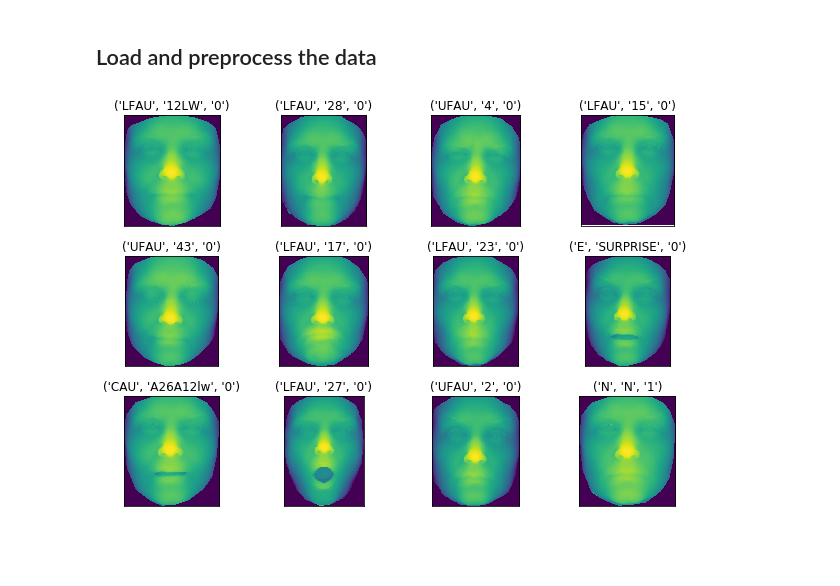
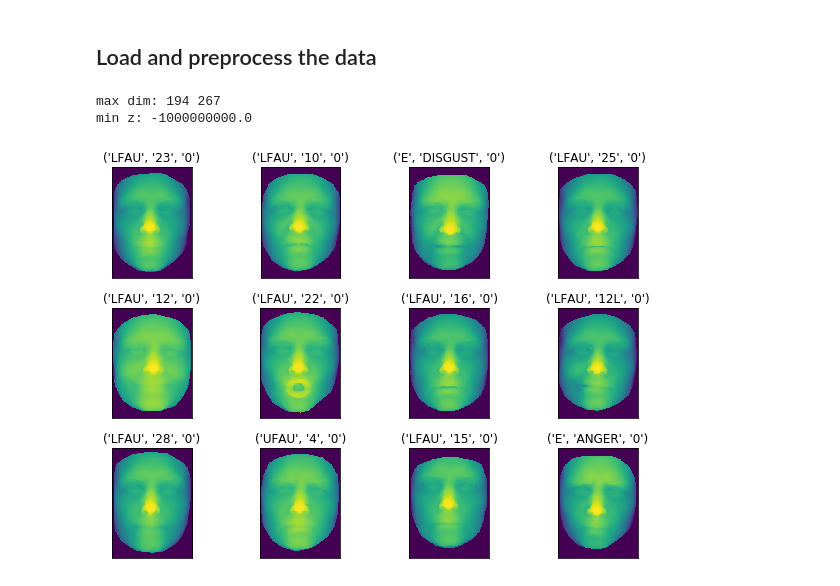
Before and after one commit to jkamalu/automesh, a Jupyter notebook: Development.ipynb, the cells around one changed output. Drawn from its saved outputs; the diff is of its cells as text; code cells hidden in the pictures; blank space fills up the shorter version.

Commit message:
Padding the data finished. Converting data to lookup index and numpy arrays finished.

```diff
--- a/Development.ipynb
+++ b/Development.ipynb
@@ -27,20 +16,48 @@ for uid in sorted(uids):
+# %%
+# Load the data and store in dictionary
+
+lookup_table = data_utils.process_data(path)
+# %%
+# Extract ndarray from dictionary and create index
+
+lookup_table, landmarks, face_data = data_utils.convert_data(lookup_table)
+# %%
+# Pad the face data to max width and height with z_min
+
+w_max = max(x.shape[1] for x in face_data)
+h_max = max(x.shape[0] for x in face_data)
+z_min = min(np.min(x) for x in face_data)
+print("max dim:", w_max, h_max)
+print("min z:", z_min)
+
+for i, f in enumerate(face_data):
+    w_pad = (w_max - f.shape[1]) // 2
+    h_pad = (h_max - f.shape[0]) // 2
+    f_pad = ((h_pad, h_max - f.shape[0] - h_pad), (w_pad, w_max - f.shape[1] - w_pad), (0, 0))
+    face_data[i] = np.pad(f, f_pad, mode="constant", constant_values=z_min)
+# %% [output]
+max dim: 194 267
+min z: -1000000000.0
+# %%
+# Convert to numpy arrays
+
+landmarks = np.array(landmarks)
+face_data = np.array(face_data)
 # %%
 uid = "bs000"
 
-configs = list(filter(lambda config: config[0] not in ["YR", "PR", "CR", "O"], data[uid]))
-
 fig, axs = plt.subplots(nrows=3, ncols=4, figsize=(9, 6), subplot_kw={'xticks': [], 'yticks': []})
-
 fig.subplots_adjust(left=0.03, right=0.97, hspace=0.3, wspace=0.05)
 
-for ax, config in zip(axs.flat, configs):
-    _, points = data[uid][config]
+for ax, config in zip(axs.flat, lookup_table[uid]):
+    idx = lookup_table[uid][config]
+    points = face_data[idx]
     min_vals = np.sort(np.unique(points[:, :, 2]))
     points[points == min_vals[0]] = min_vals[1]
     ax.imshow(points[:, :, 2])
     ax.set_title(str(config))
 
 plt.tight_layout()
 plt.show()
 # %% [output]
-[figure, old version]
+[figure, new version]
```
Also changed, not shown: parts of 3 cells of this notebook, 1 other file.
